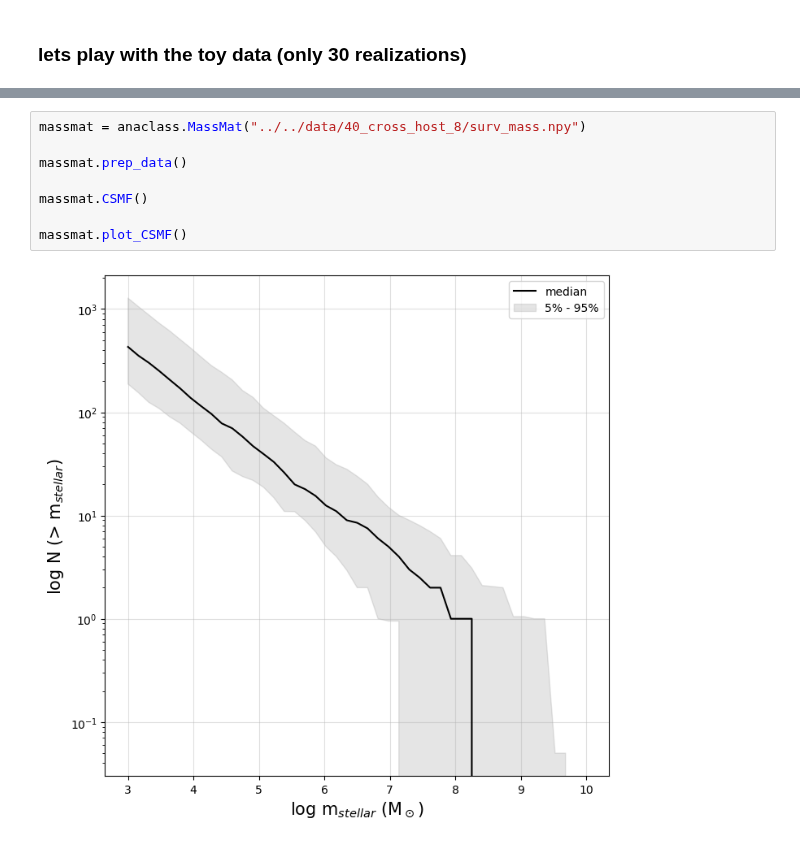
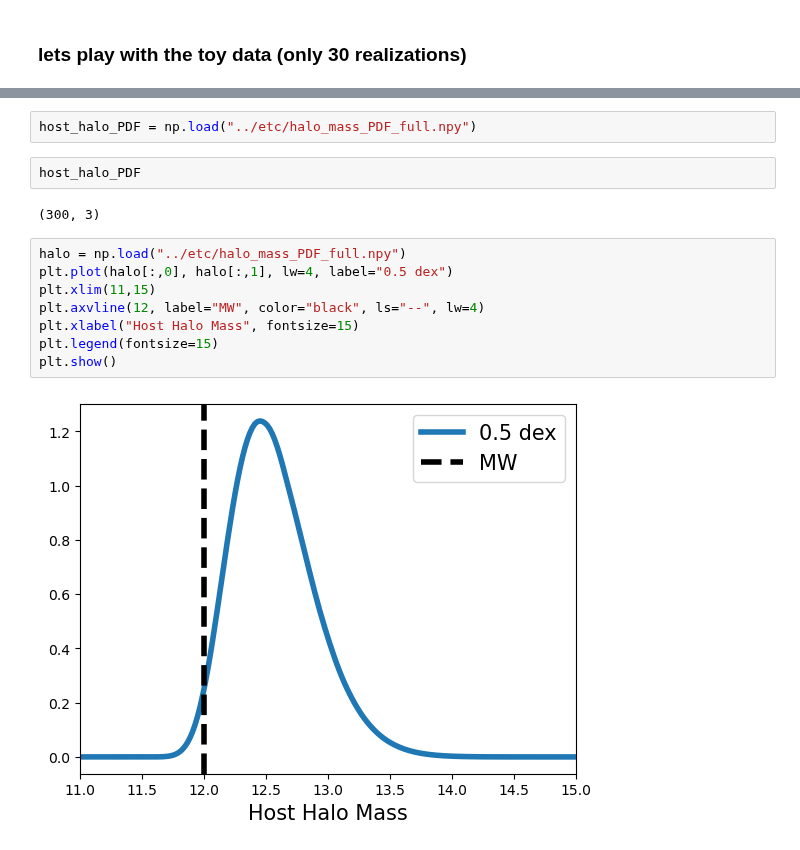
Before and after one commit to jsmonzon/SatGen, a Jupyter notebook: notebooks/test_class.ipynb, the cells around one changed output, grey strips where cells are left out. Drawn from its saved outputs; the diff is of its cells as text.

```diff
--- a/notebooks/test_class.ipynb
+++ b/notebooks/test_class.ipynb
@@ -93,10 +68,16 @@ massmat.plot_CSMF()
-# %%
-massmat = anaclass.MassMat("../../data/40_cross_host_8/surv_mass.npy")
-
-massmat.prep_data()
-
-massmat.CSMF()
-
-massmat.plot_CSMF()
-# %% [output]
-[figure, removed]
+# %%
+host_halo_PDF = np.load("../etc/halo_mass_PDF_full.npy")
+# %%
+host_halo_PDF
+# %% [output]
+(300, 3)
+# %%
+halo = np.load("../etc/halo_mass_PDF_full.npy")
+plt.plot(halo[:,0], halo[:,1], lw=4, label="0.5 dex")
+plt.xlim(11,15)
+plt.axvline(12, label="MW", color="black", ls="--", lw=4)
+plt.xlabel("Host Halo Mass", fontsize=15)
+plt.legend(fontsize=15)
+plt.show()
+# %% [output]
+[figure, added]
```
Also changed, not shown: parts of 12 cells of this notebook, 6 other files.
